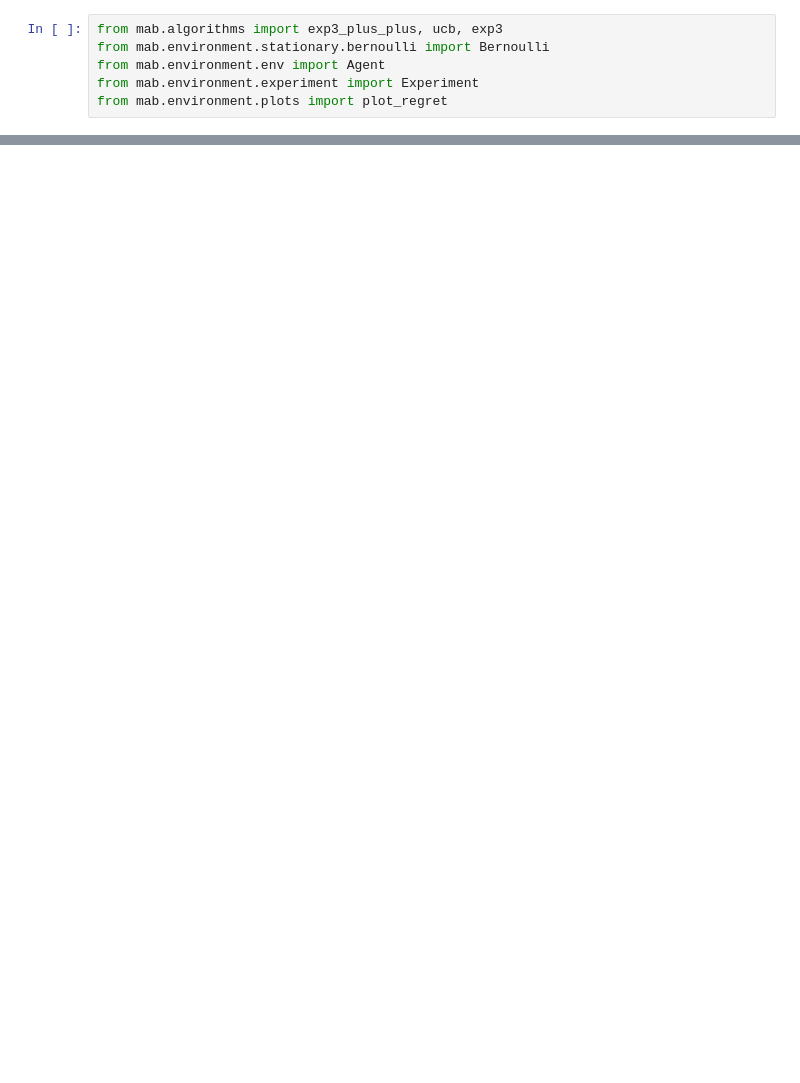
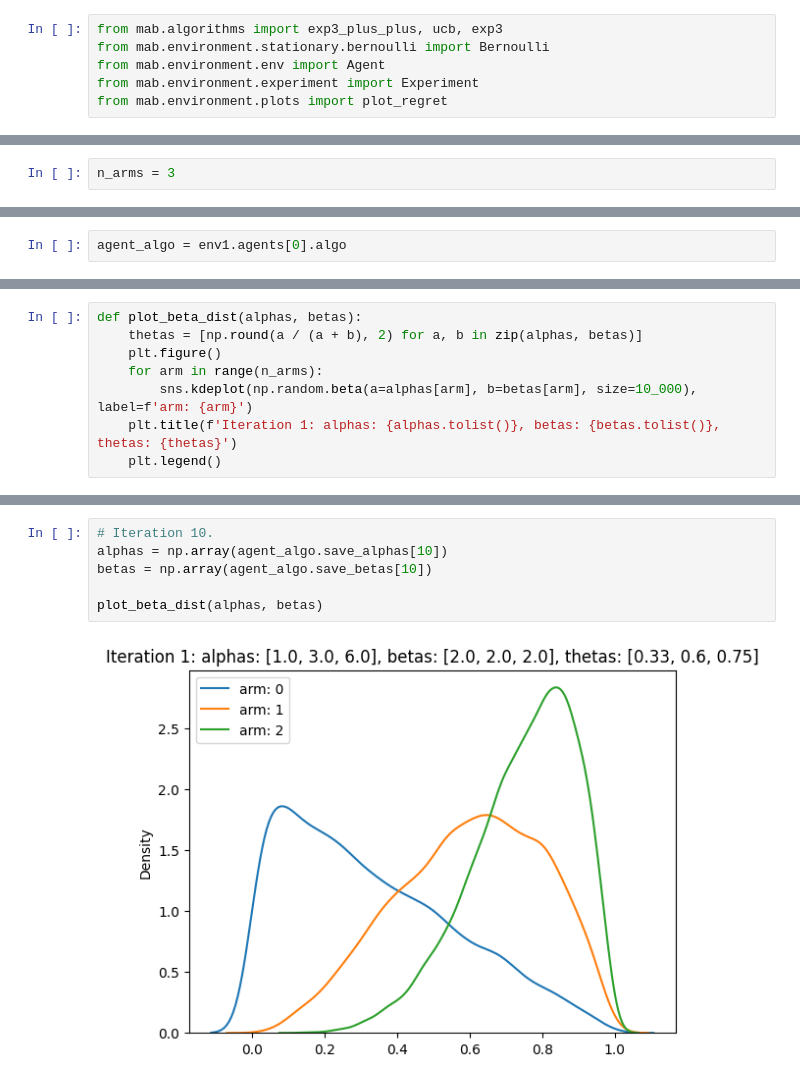
Before and after one commit to kishan-chakraborty/Bandit, a Jupyter notebook: experiments/Thompson Sampling Presentation(DA6071)/experiment_analysis.ipynb, the cells around one changed output, grey strips where cells are left out. Drawn from its saved outputs; the diff is of its cells as text; blank space fills up the shorter version.

```diff
--- a/experiments/Thompson Sampling Presentation(DA6071)/experiment_analysis.ipynb
+++ b/experiments/Thompson Sampling Presentation(DA6071)/experiment_analysis.ipynb
@@ -28,0 +24,2 @@ array([0.89924206, 0.78095238, 0.62068966])
+# %%
+n_arms = 3
@@ -28,0 +30,2 @@ array([0.89924206, 0.78095238, 0.62068966])
+# %%
+agent_algo = env1.agents[0].algo
@@ -28,0 +38,8 @@ array([0.89924206, 0.78095238, 0.62068966])
+# %%
+def plot_beta_dist(alphas, betas):
+    thetas = [np.round(a / (a + b), 2) for a, b in zip(alphas, betas)]
+    plt.figure()
+    for arm in range(n_arms):
+        sns.kdeplot(np.random.beta(a=alphas[arm], b=betas[arm], size=10_000), label=f'arm: {arm}')
+    plt.title(f'Iteration 1: alphas: {alphas.tolist()}, betas: {betas.tolist()}, thetas: {thetas}')
+    plt.legend()
@@ -28,0 +53,8 @@ array([0.89924206, 0.78095238, 0.62068966])
+# %%
+# Iteration 10.
+alphas = np.array(agent_algo.save_alphas[10])
+betas = np.array(agent_algo.save_betas[10])
+
+plot_beta_dist(alphas, betas)
+# %% [output]
+[figure, added]
```
Also changed, not shown: parts of 18 cells of this notebook, 2 other files.
